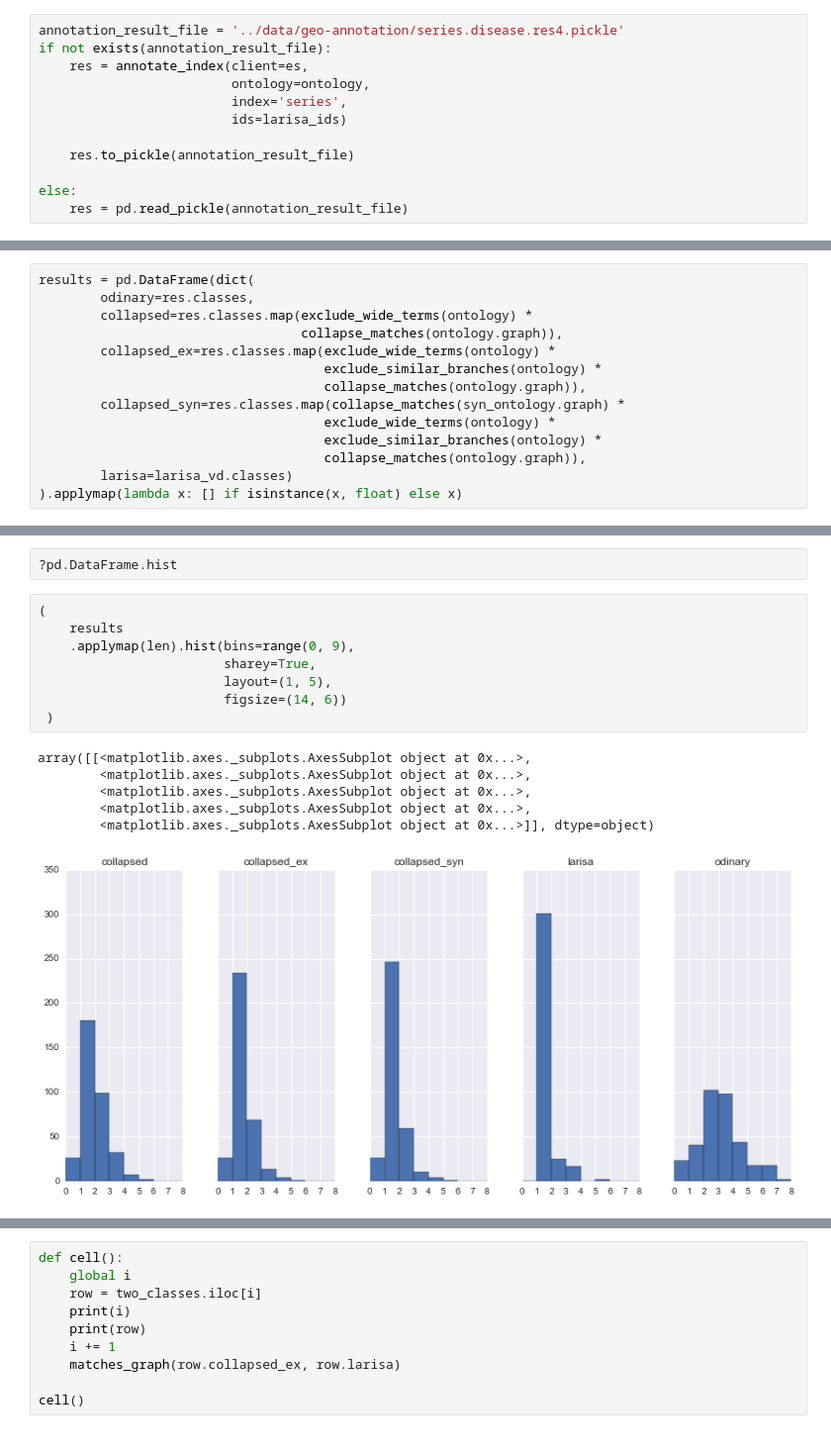
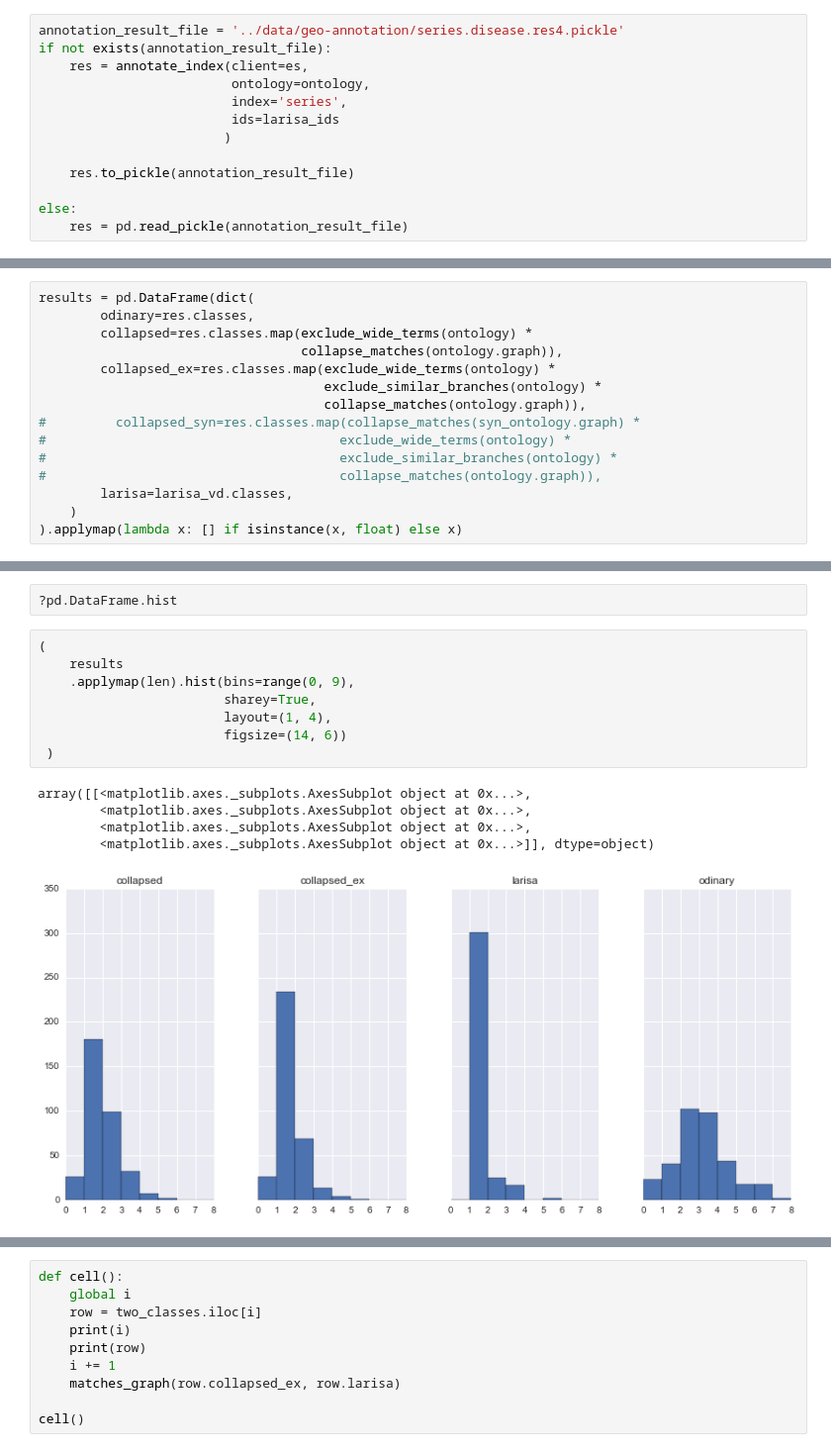
Before and after one commit to lpenguin/python-notebooks, a Jupyter notebook: geo_annotation/disease_graph.ipynb, the cells around one changed output, grey strips where cells are left out. Shown at 99% size. Drawn from its saved outputs; the diff is of its cells as text.

```diff
--- a/geo_annotation/disease_graph.ipynb
+++ b/geo_annotation/disease_graph.ipynb
@@ -87,7 +95,8 @@ if not exists(annotation_result_file):
     res = annotate_index(client=es,
                          ontology=ontology,
                          index='series',
-                         ids=larisa_ids)
+                         ids=larisa_ids
+                        )
 
     res.to_pickle(annotation_result_file)
 
@@ -193,9 +206,10 @@ results = pd.DataFrame(dict(
         collapsed_ex=res.classes.map(exclude_wide_terms(ontology) *
                                      exclude_similar_branches(ontology) *
                                      collapse_matches(ontology.graph)),
-        collapsed_syn=res.classes.map(collapse_matches(syn_ontology.graph) *
-                                     exclude_wide_terms(ontology) *
-                                     exclude_similar_branches(ontology) *
-                                     collapse_matches(ontology.graph)),
-        larisa=larisa_vd.classes)
+#         collapsed_syn=res.classes.map(collapse_matches(syn_ontology.graph) *
+#                                      exclude_wide_terms(ontology) *
+#                                      exclude_similar_branches(ontology) *
+#                                      collapse_matches(ontology.graph)),
+        larisa=larisa_vd.classes,
+    )
 ).applymap(lambda x: [] if isinstance(x, float) else x)
@@ -222,16 +218,15 @@ DOID:9253  not in graph
 # %%
 (
     results
     .applymap(len).hist(bins=range(0, 9),
                         sharey=True,
-                        layout=(1, 5),
+                        layout=(1, 4),
                         figsize=(14, 6))
  )
 # %% [output]
 array([[<matplotlib.axes._subplots.AxesSubplot object at 0x...>,
         <matplotlib.axes._subplots.AxesSubplot object at 0x...>,
         <matplotlib.axes._subplots.AxesSubplot object at 0x...>,
-        <matplotlib.axes._subplots.AxesSubplot object at 0x...>,
         <matplotlib.axes._subplots.AxesSubplot object at 0x...>]], dtype=object)
-[figure, old version]
+[figure, new version]
 # %%
```
Also changed, not shown: parts of 7 cells of this notebook, 6 other files.
